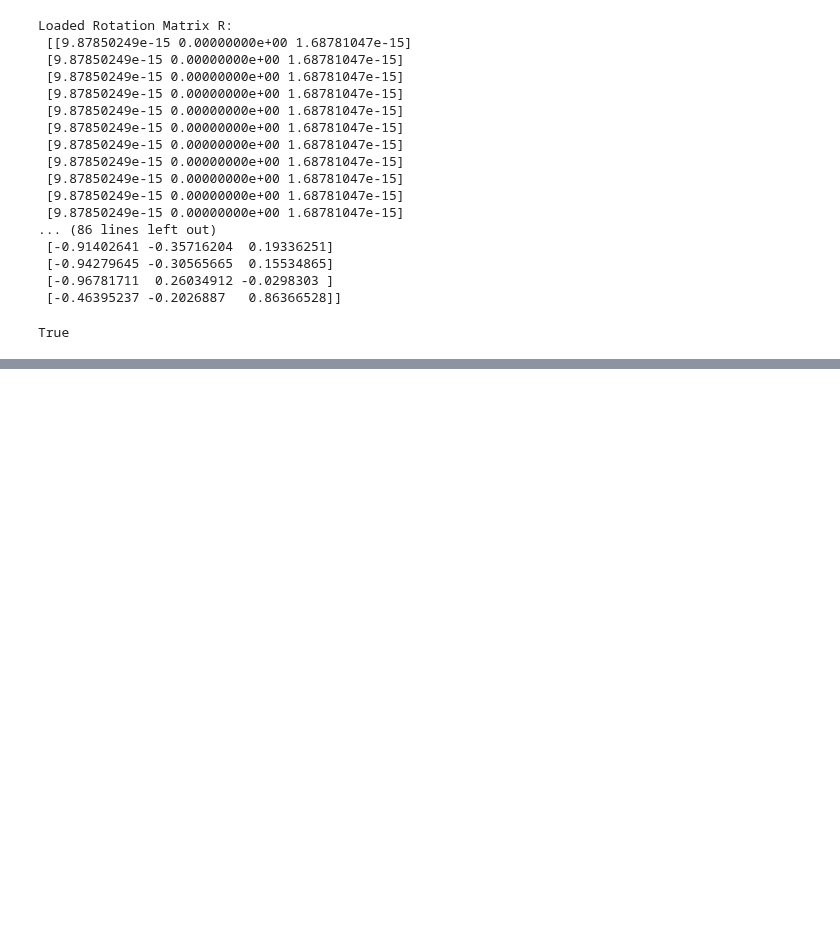
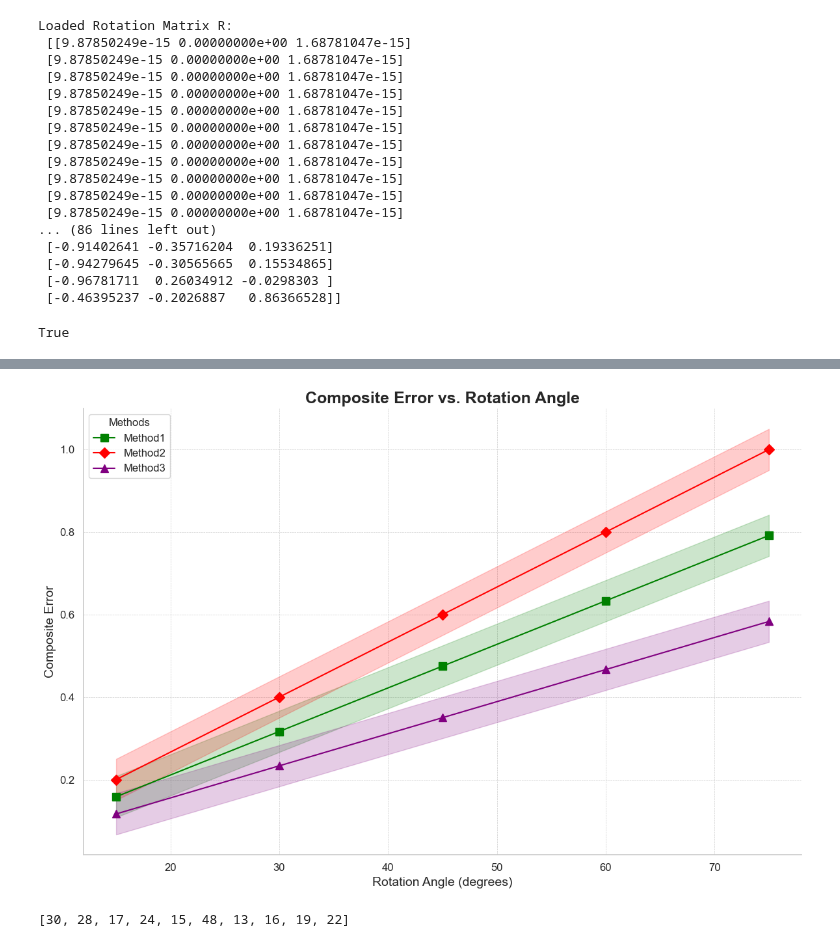
Before and after one commit to yw14218/yumi_oneshot, a Jupyter notebook: compare_matcher.ipynb, the cells around one changed output, grey strips where cells are left out. Drawn from its saved outputs; the diff is of its cells as text; code cells hidden in the pictures; blank space fills up the shorter version.

```diff
--- a/compare_matcher.ipynb
+++ b/compare_matcher.ipynb
@@ -585,0 +1197,64 @@ NameError: name 'Rotation' is not defined
+# %%
+import matplotlib.pyplot as plt
+import seaborn as sns
+import numpy as np
+
+# Example data for different methods
+data = {
+    'x': [15, 30, 45, 60, 75],  # Rotation angles
+    'Method1': {'RTA': [5, 10, 15, 20, 25], 'RRA': [3, 6, 9, 12, 15]},
+    'Method2': {'RTA': [6, 12, 18, 24, 30], 'RRA': [4, 8, 12, 16, 20]},
+    'Method3': {'RTA': [4, 8, 12, 16, 20], 'RRA': [2, 4, 6, 8, 10]},
+}
+
+# Maximum possible values for normalization (assuming they are known or can be estimated)
+max_RTA = 30
+max_RRA = 20
+
+# Set the aesthetic style of the plots
+sns.set(style="whitegrid")
+
+# Create the plot
+plt.figure(figsize=(12, 8))
+
+# Define colors and markers with enough elements
+colors = ['blue', 'green', 'red', 'purple', 'orange', 'brown', 'cyan', 'magenta', 'yellow', 'black']
+markers = ['o', 's', 'D', '^', 'v', 'P', '*', 'X', 'd', 'p']
+
+# Plot each method with shaded error regions
+for i, (method, values) in enumerate(data.items()):
+    if method != 'x':
+        # Normalize the errors
+        norm_RTA = np.array(values['RTA']) / max_RTA
+        norm_RRA = np.array(values['RRA']) / max_RRA
+
+        # Compute composite error (e.g., average of normalized RTA and RRA)
+        composite_error = (norm_RTA + norm_RRA) / 2
+
+        # Plot the composite error
+        x = np.array(data['x'])
+        plt.plot(x, composite_error, marker=markers[i], color=colors[i], markersize=8, label=method)
+        plt.fill_between(x, composite_error - 0.05, composite_error + 0.05, color=colors[i], alpha=0.2)
+
+# Customize the plot
+plt.title('Composite Error vs. Rotation Angle', fontsize=18, fontweight='bold')
+plt.xlabel('Rotation Angle (degrees)', fontsize=14)
+plt.ylabel('Composite Error', fontsize=14)
+plt.xticks(fontsize=12)
+plt.yticks(fontsize=12)
+plt.legend(title='Methods', fontsize=12)
+plt.grid(True, which='both', linestyle='--', linewidth=0.5)
+
+# Remove top and right spines
+sns.despine()
+
+# Display the plot
+plt.tight_layout()
+plt.show()
+# %% [output]
+[figure, added]
+# %%
+selected_numbers = random.sample(range(1, 51), 10)
+selected_numbers
+# %% [output]
+[30, 28, 17, 24, 15, 48, 13, 16, 19, 22]
```
Also changed, not shown: parts of 56 cells of this notebook.
